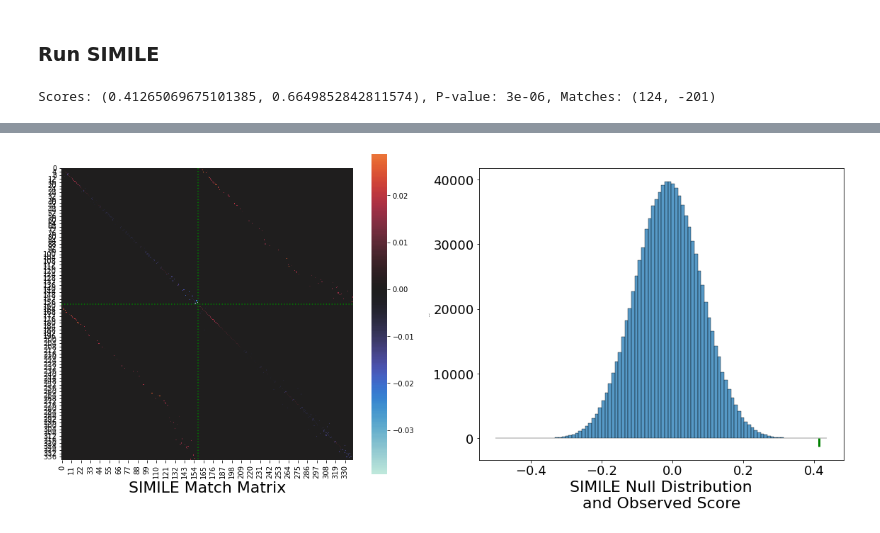
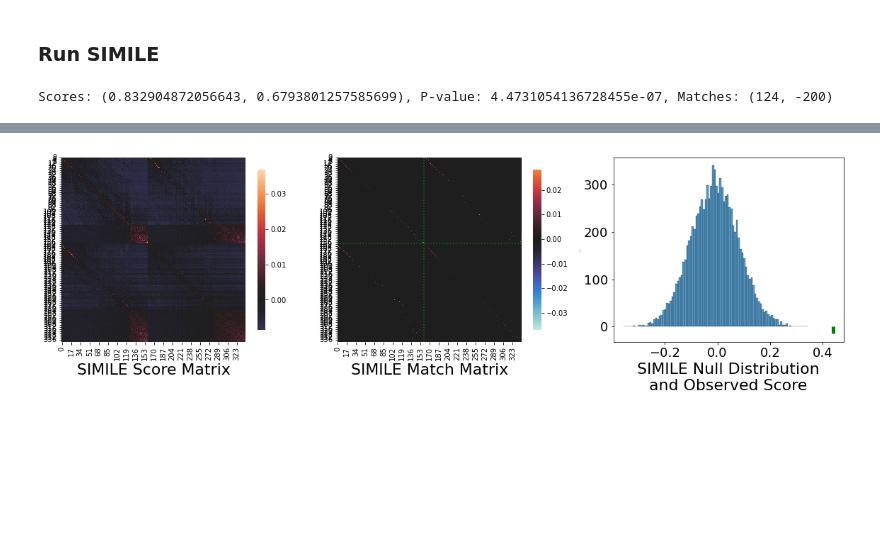
Before and after one commit to biorack/simile, a Jupyter notebook: simile-example.ipynb, the cells around one changed output, grey strips where cells are left out. Drawn from its saved outputs; the diff is of its cells as text; code cells hidden in the pictures; blank space fills up the shorter version.

```diff
--- a/simile-example.ipynb
+++ b/simile-example.ipynb
@@ -119,51 +119,62 @@ pmzs = np.array(pmz)#[[4,5]]
 # %% [markdown]
 ### Run SIMILE
 # %%
-%matplotlib inline
-importlib.reload(sml)
+%%time
+# %matplotlib inline
+sml = importlib.reload(sml)
 
-## SIMILE ##############################################################################################################
-S, spec_ids = sml.similarity_matrix(mzs, pmzs=pmzs, tolerance=tolerance)
+# SIMILE ##############################################################################################################
+S, spec_ids = sml.similarity_matrix(mzs, pmzs=pmzs, tolerance=.33)
 
 C = sml.inter_intra_compare(spec_ids)
 
-## Set comparisons so only consecutive spectra are "good"
+# Set comparisons so only consecutive spectra are "good"
 # C = 2*np.maximum(np.equal.outer(spec_ids,spec_ids+1),
 #                  np.equal.outer(spec_ids,spec_ids-1))-1
 
-## Each fragment ion can only match once
+# Each fragment ion can only match once
 M = sml.pairwise_match(S)
 
-## Each fragment ion can only match once per fragmentation spectra
+# Each fragment ion can only match once per fragmentation spectra
 # M = sml.multiple_match(S,spec_ids)
 
-scores, probs = sml.match_scores(S,C,M, spec_ids, gap_penalty=4)
+score, scores, probs = sml.match_scores(S,C,M, spec_ids, gap_penalty=4)
 pro = scores.clip(0).sum()
 con = -scores.clip(None,0).sum()
 
-pval,null_dist = sml.mcp_test(scores, probs, return_dist=True, log_size=6)
+pval,null_dist = sml.z_test(scores, probs, return_dist=True, log_size=4)
 
-## Plotting ###########################################################################################################
-print('Scores: {}, P-value: {}, Matches: {}'.format((pro-con,pro/(pro+con)),pval, (((M*C)>0).sum(),-((M*C)<0).sum())))
-fig,ax= plt.subplots(1,2,figsize=(16,16))
-sns.heatmap(S*C*M+np.diag(scores),
-            cbar_kws={"shrink": .4},
+# Plotting ###########################################################################################################
+print('Scores: {}, P-value: {}, Matches: {}'.format((pro,score),pval, (((M*C)>0).sum(),-((M*C)<0).sum())))
+fig,ax= plt.subplots(1,3,figsize=(16,16))
+
+sns.heatmap(S,
+            cbar_kws={"shrink": .2},
             center=0,linewidths=0.0, rasterized=True, ax=ax[0])
-ax[0].xaxis.set_label_text('SIMILE Match Matrix', fontsize=22)
-ax[0].vlines(np.argwhere(spec_ids[:-1] != spec_ids[1:]).flatten()+1, 0, len(spec_ids), color='g', linestyle=':')
-ax[0].hlines(np.argwhere(spec_ids[:-1] != spec_ids[1:]).flatten()+1, 0, len(spec_ids), color='g', linestyle=':')
+ax[0].xaxis.set_label_text('SIMILE Score Matrix', fontsize=22)
+# ax[0].vlines(np.argwhere(spec_ids[:-1] != spec_ids[1:]).flatten()+1, 0, len(spec_ids), color='g', linestyle=':')
+# ax[0].hlines(np.argwhere(spec_ids[:-1] != spec_ids[1:]).flatten()+1, 0, len(spec_ids), color='g', linestyle=':')
 ax[0].set_aspect(1.0/ax[0].get_data_ratio(), adjustable='box')
 
 
-sns.histplot(null_dist.real, ax=ax[1], stat='count',bins=100)
-ax[1].xaxis.set_label_text('SIMILE Null Distribution\nand Observed Score', fontsize=22)
-ax[1].yaxis.set_label_text('Count', fontsize=2)
-ax[1].xaxis.set_tick_params(labelsize=18)
-ax[1].yaxis.set_tick_params(labelsize=18)
-ax[1].vlines((pro-con),0,-ax[1].get_ylim()[1]/33,color='g',linewidth=3)
-ax[1].set_aspect(.8/ax[1].get_data_ratio(), adjustable='box')
+sns.heatmap(S*C*M+np.diag(scores),
+            cbar_kws={"shrink": .2},
+            center=0,linewidths=0.0, rasterized=True, ax=ax[1])
+ax[1].xaxis.set_label_text('SIMILE Match Matrix', fontsize=22)
+ax[1].vlines(np.argwhere(spec_ids[:-1] != spec_ids[1:]).flatten()+1, 0, len(spec_ids), color='g', linestyle=':')
+ax[1].hlines(np.argwhere(spec_ids[:-1] != spec_ids[1:]).flatten()+1, 0, len(spec_ids), color='g', linestyle=':')
+ax[1].set_aspect(1.0/ax[2].get_data_ratio(), adjustable='box')
+
+
+sns.histplot(null_dist.real, ax=ax[2], stat='count',bins=100)
+ax[2].xaxis.set_label_text('SIMILE Null Distribution\nand Observed Score', fontsize=22)
+ax[2].yaxis.set_label_text('Count', fontsize=2)
+ax[2].xaxis.set_tick_params(labelsize=18)
+ax[2].yaxis.set_tick_params(labelsize=18)
+ax[2].vlines((pro-con),0,-ax[2].get_ylim()[1]/25,color='g',linewidth=5)
+ax[2].set_aspect(.8/ax[2].get_data_ratio(), adjustable='box')
 
 fig.tight_layout()
 fig.show()
 # %% [output]
-Scores: (0.41265069675101385, 0.6649852842811574), P-value: 3e-06, Matches: (124, -201)
+Scores: (0.832904872056643, 0.6793801257585699), P-value: 4.4731054136728455e-07, Matches: (124, -200)
@@ -170 +183 @@ Scores: (0.41265069675101385, 0.6649852842811574), P-value: 3e-06, Matches: (124
-[figure, old version]
+[figure, new version]
```
Also changed, not shown: parts of 8 cells of this notebook.
